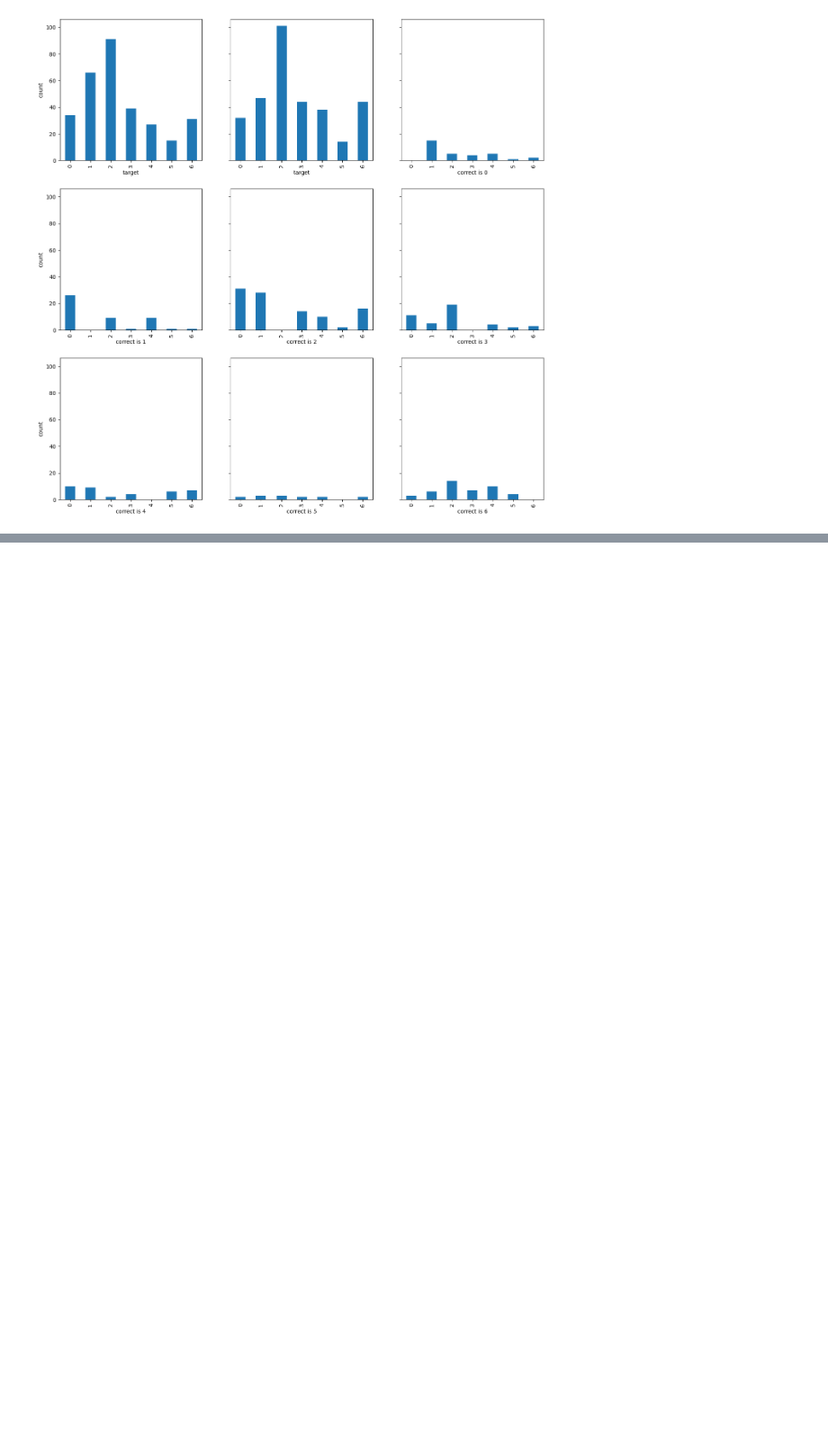
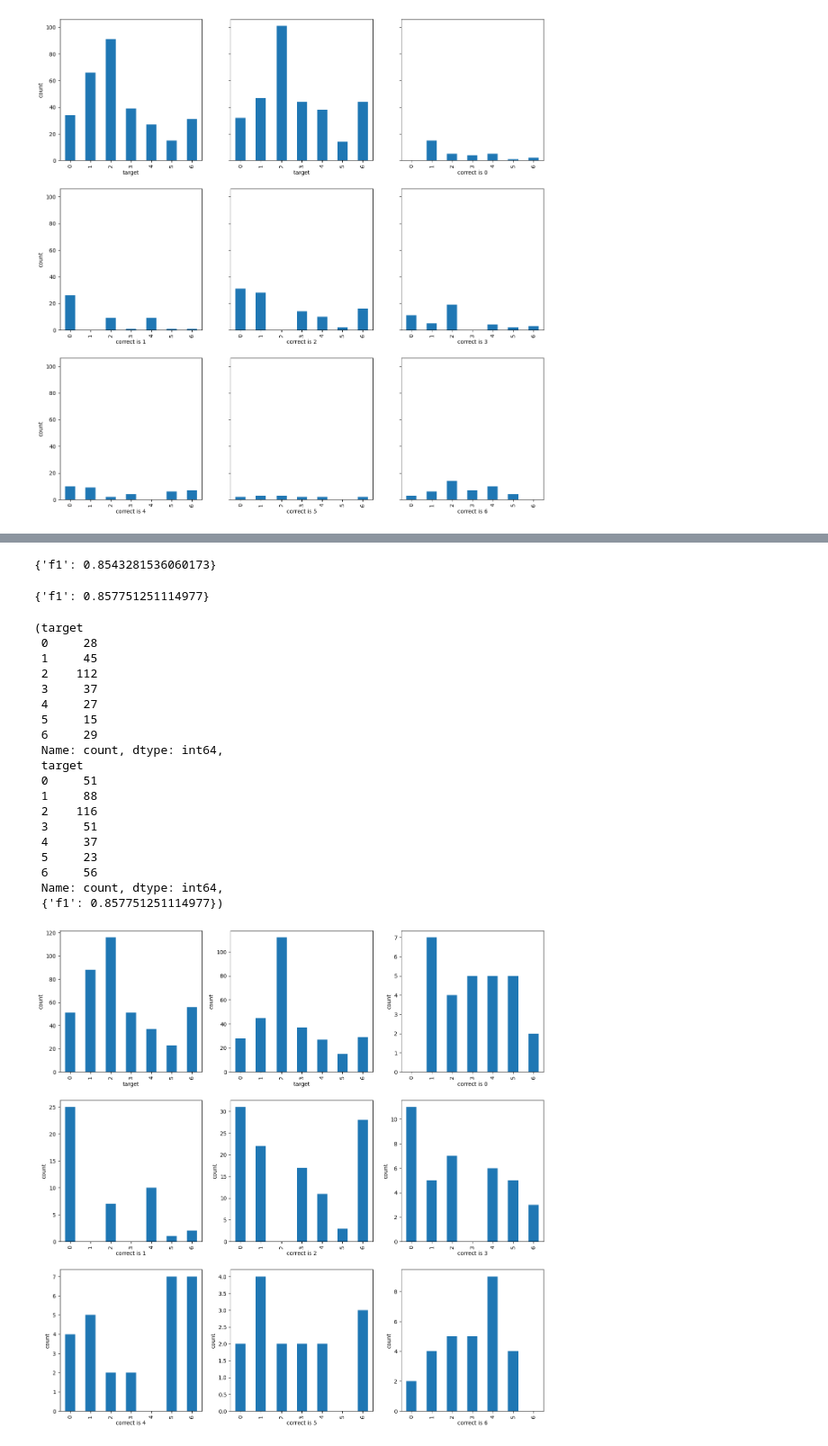
Before and after one commit to SangGank/bc_project3, a Jupyter notebook: analysis/dataAnalysis.ipynb, the cells around one changed output, grey strips where cells are left out. Shown at 90% size. Saved outputs shown, nothing was run; the diff lists cells and outputs as text; code cells hidden in the pictures; blank space fills up the shorter version.

```diff
--- a/analysis/dataAnalysis.ipynb
+++ b/analysis/dataAnalysis.ipynb
@@ -366,0 +397,39 @@ valid[valid.target != valid.pred_target].target.value_counts().reindex(range(7))
+# %%
+f1.compute(predictions= valid_origin.pred_target, references=valid_origin.target, average='macro')
+# %% [output]
+{'f1': 0.8543281536060173}
+# %%
+f1.compute(predictions= valid.pred_target, references=valid.target, average='macro')
+# %% [output]
+{'f1': 0.857751251114977}
+# %%
+valid = pd.read_csv('../dev/dev_ai_total_3hal_origin.csv')
+fig, axes =plt.subplots(3,3,figsize=(16,16))
+axes =axes.flatten()
+valid_origin[valid_origin.target != valid_origin.pred_target].target.value_counts().reindex(range(7)).plot(kind='bar',ax=axes[0],ylabel='count')
+
+valid[valid.target != valid.pred_target].target.value_counts().reindex(range(7)).plot(kind='bar',ax=axes[1],ylabel='count')
+for i in range(7):
+    valid[(valid.target != valid.pred_target) & (valid.target==i) ].pred_target.value_counts().reindex(range(7)).plot(kind='bar',ax=axes[i+2],xlabel=f'correct is {i}',ylabel='count')
+valid[valid.target != valid.pred_target].target.value_counts().reindex(range(7)),valid_origin[valid_origin.target != valid_origin.pred_target].target.value_counts().reindex(range(7)), f1.compute(predictions= valid.pred_target, references=valid.target, average='macro')
+# %% [output]
+(target
+ 0     28
+ 1     45
+ 2    112
+ 3     37
+ 4     27
+ 5     15
+ 6     29
+ Name: count, dtype: int64,
+ target
+ 0     51
+ 1     88
+ 2    116
+ 3     51
+ 4     37
+ 5     23
+ 6     56
+ Name: count, dtype: int64,
+ {'f1': 0.857751251114977})
+[figure, added]
```
Also changed, not shown: parts of 2 cells of this notebook, 6 other files.
